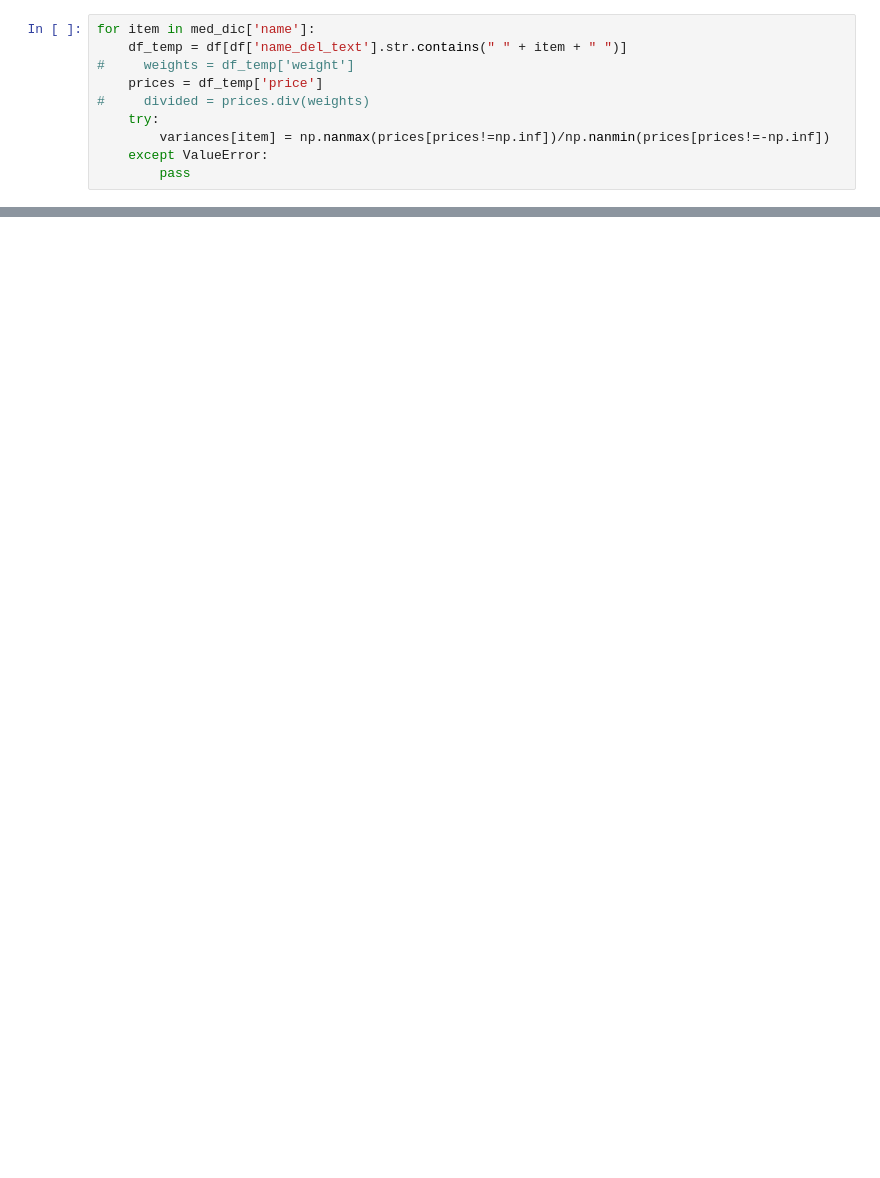
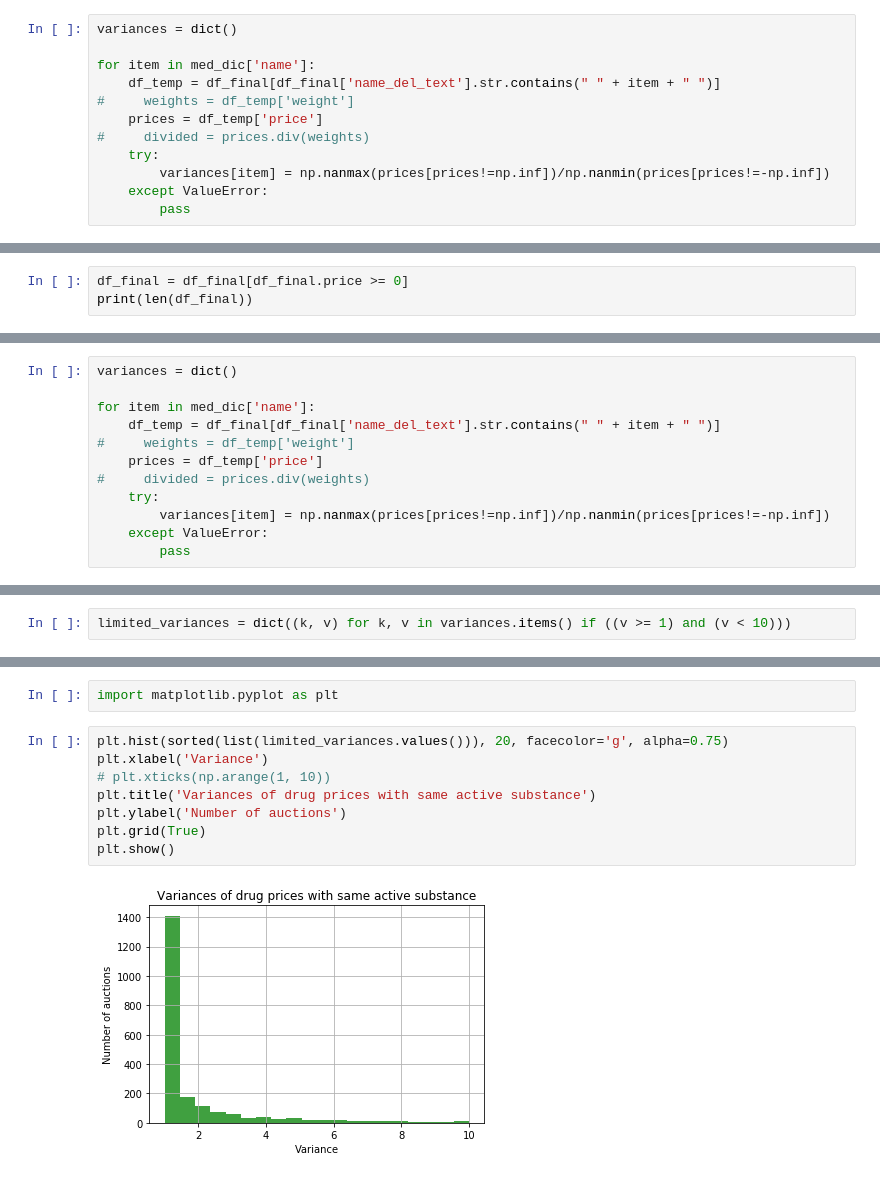
Before and after one commit to ahmados/kursach, a Jupyter notebook: 01.ipynb, the cells around one changed output, grey strips where cells are left out. Saved outputs shown, nothing was run; the diff lists cells and outputs as text; blank space fills up the shorter version.

```diff
--- a/01.ipynb
+++ b/01.ipynb
@@ -33,6 +264,8 @@ variances = dict()
 # %%
+variances = dict()
+
 for item in med_dic['name']:
-    df_temp = df[df['name_del_text'].str.contains(" " + item + " ")]
+    df_temp = df_final[df_final['name_del_text'].str.contains(" " + item + " ")]
 #     weights = df_temp['weight']
     prices = df_temp['price']
 #     divided = prices.div(weights)
@@ -457,0 +339,3 @@ True
+# %%
+df_final = df_final[df_final.price >= 0]
+print(len(df_final))
@@ -457,0 +344,12 @@ True
+# %%
+variances = dict()
+
+for item in med_dic['name']:
+    df_temp = df_final[df_final['name_del_text'].str.contains(" " + item + " ")]
+#     weights = df_temp['weight']
+    prices = df_temp['price']
+#     divided = prices.div(weights)
+    try:
+        variances[item] = np.nanmax(prices[prices!=np.inf])/np.nanmin(prices[prices!=-np.inf])
+    except ValueError:
+        pass
@@ -457,0 +373,2 @@ True
+# %%
+limited_variances = dict((k, v) for k, v in variances.items() if ((v >= 1) and (v < 10)))
@@ -457,0 +389,12 @@ True
+# %%
+import matplotlib.pyplot as plt
+# %%
+plt.hist(sorted(list(limited_variances.values())), 20, facecolor='g', alpha=0.75)
+plt.xlabel('Variance')
+# plt.xticks(np.arange(1, 10))
+plt.title('Variances of drug prices with same active substance')
+plt.ylabel('Number of auctions')
+plt.grid(True)
+plt.show()
+# %% [output]
+[figure, added]
```
Also changed, not shown: parts of 70 cells of this notebook, 1 other file.
